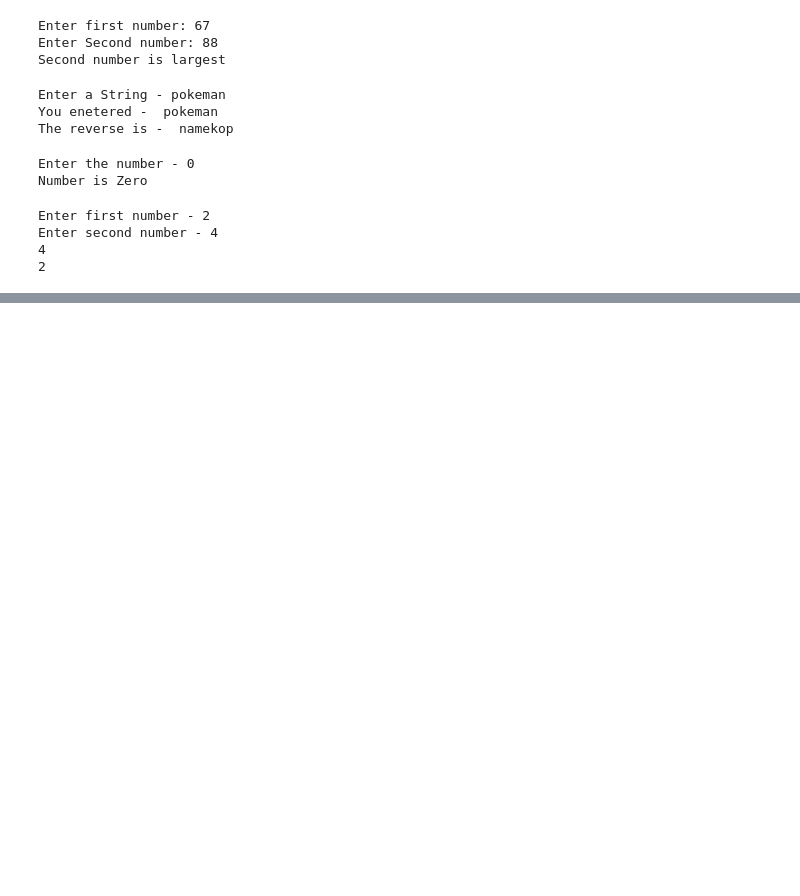
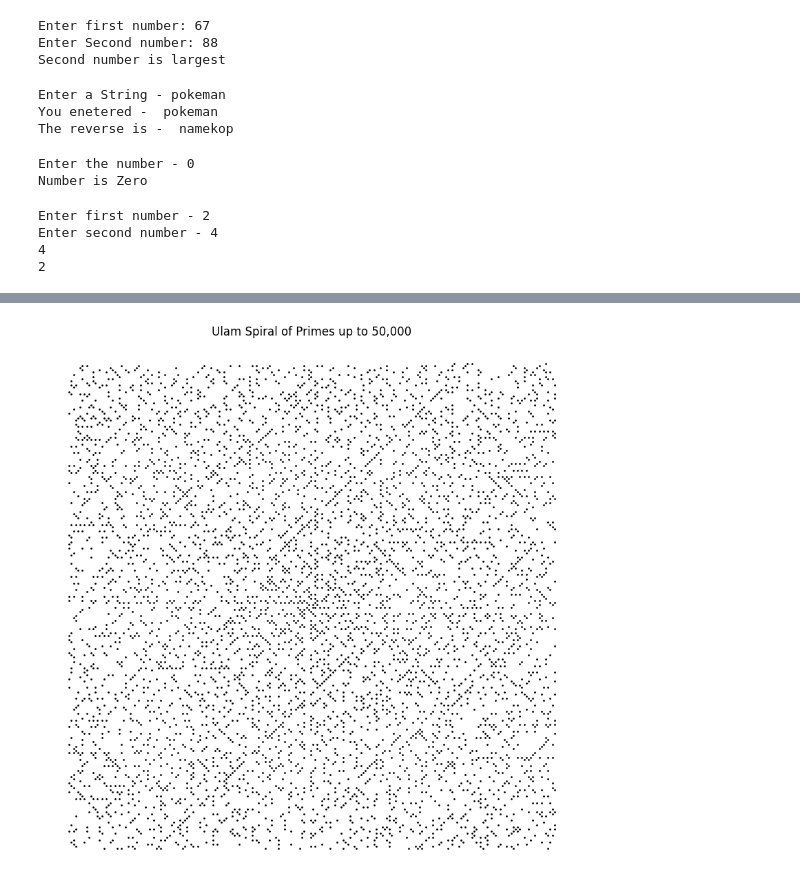
Before and after one commit to kbmathewsphd/My_First_ML_Proj, a Jupyter notebook: Practice1.ipynb, the cells around one changed output, grey strips where cells are left out. Drawn from its saved outputs; the diff is of its cells as text; code cells hidden in the pictures; blank space fills up the shorter version.

```diff
--- a/Practice1.ipynb
+++ b/Practice1.ipynb
@@ -575,0 +666,48 @@ Enter second number - 4
+# %%
+import numpy as np
+import matplotlib.pyplot as plt
+
+N = 50000
+
+# Sieve
+prime = np.ones(N + 1, dtype=bool)
+prime[:2] = False
+
+for i in range(2, int(np.sqrt(N)) + 1):
+    if prime[i]:
+        prime[i*i:N+1:i] = False
+
+# Spiral coordinates
+x = y = 0
+dx, dy = 0, -1
+
+size = int(np.ceil(np.sqrt(N)))
+coords = {}
+
+for n in range(1, N + 1):
+    coords[n] = (x, y)
+
+    if (x == y) or (x < 0 and x == -y) or (x > 0 and x == 1 - y):
+        dx, dy = -dy, dx
+
+    x += dx
+    y += dy
+
+# Plot primes only
+px = []
+py = []
+
+for n in range(2, N + 1):
+    if prime[n]:
+        x, y = coords[n]
+        px.append(x)
+        py.append(y)
+
+plt.figure(figsize=(10, 10))
+plt.scatter(px, py, s=1, color='black')
+plt.axis('equal')
+plt.axis('off')
+plt.title("Ulam Spiral of Primes up to 50,000")
+plt.show()
+# %% [output]
+[figure, added]
```
Also changed, not shown: parts of 6 cells of this notebook.
